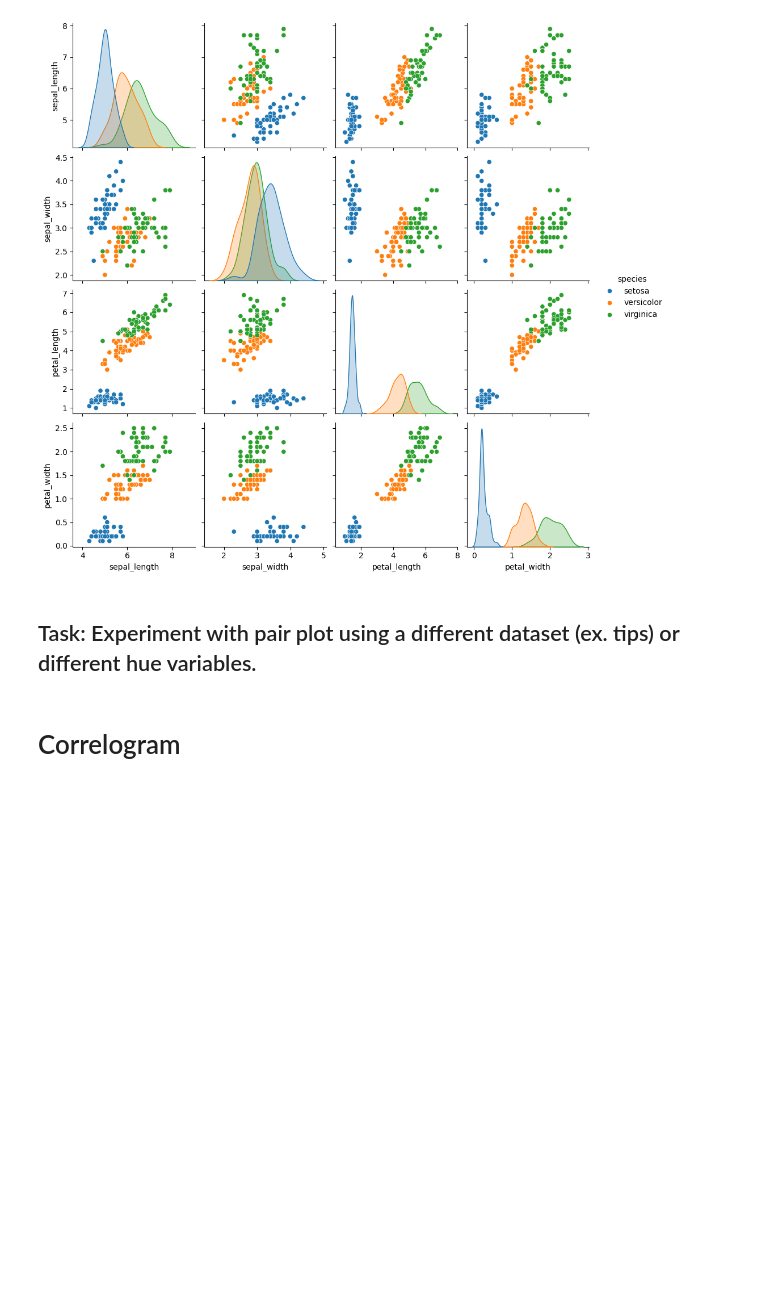
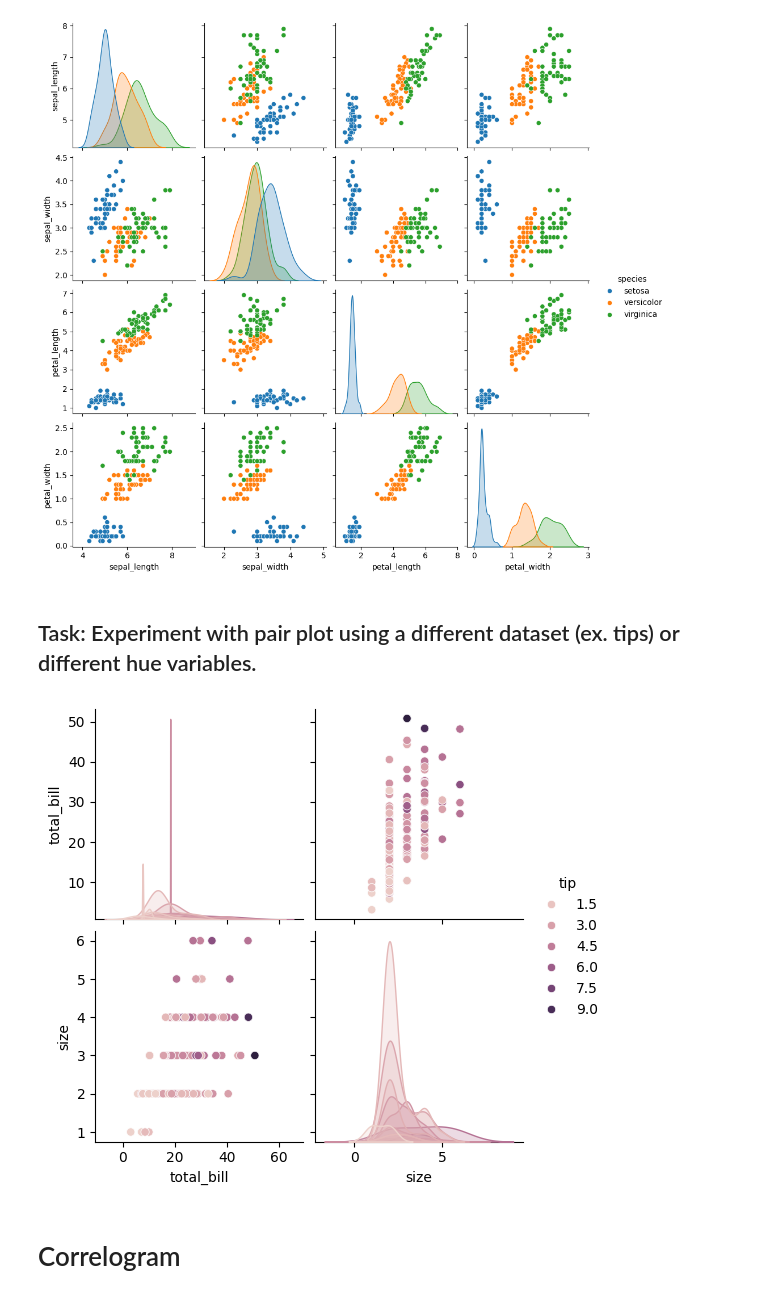
Before and after one commit to Musfique-Ahmed/Data-Visualization-Lab, a Jupyter notebook: Final Practice/DataViz_Lab05.ipynb, the cells around one changed output. Drawn from its saved outputs; the diff is of its cells as text; code cells hidden in the pictures; blank space fills up the shorter version.

```diff
--- a/Final Practice/DataViz_Lab05.ipynb
+++ b/Final Practice/DataViz_Lab05.ipynb
@@ -62,6 +78,10 @@ plt.show()
 ## Task: Experiment with pair plot using a different dataset (ex. tips) or different hue variables.
 # %%
 ## YOUR CODE HERE
+sns.pairplot(tips, hue="tip")
+plt.show()
+# %% [output]
+[figure, added]
 # %% [markdown]
 # Correlogram
 # %% [markdown]
```
Also changed, not shown: parts of 4 cells of this notebook, 3 other files.
